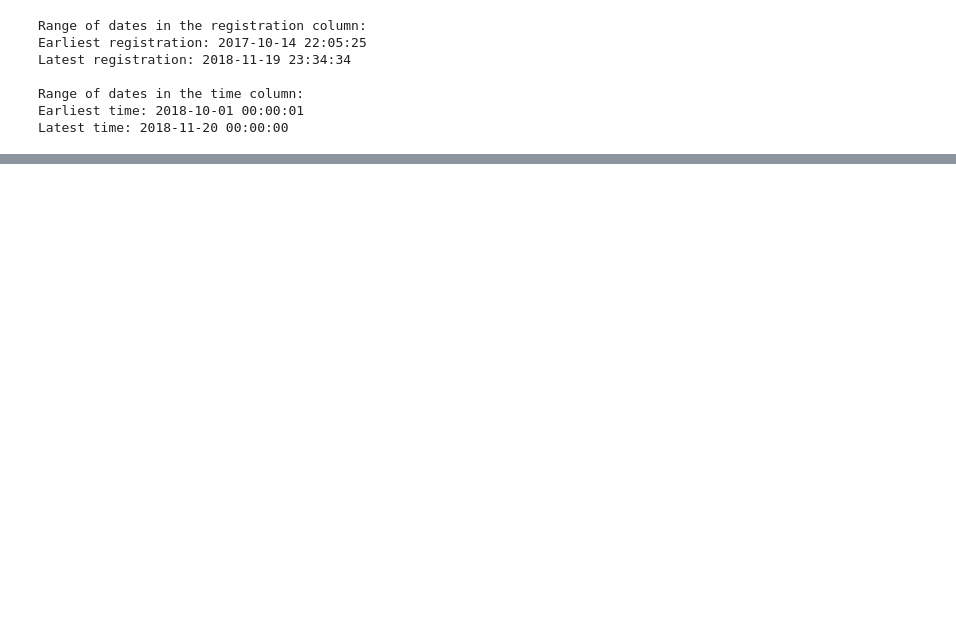
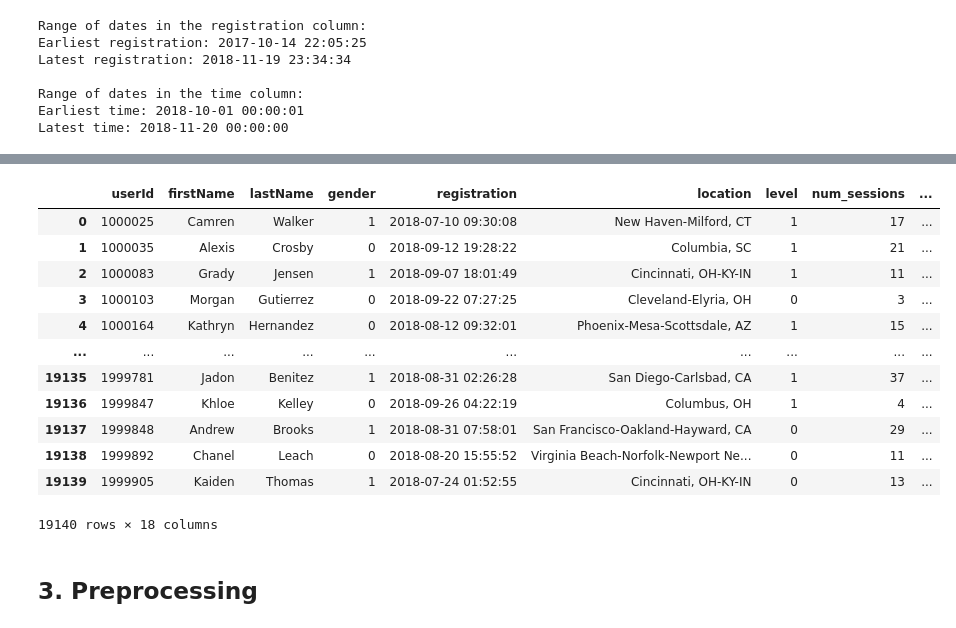
Before and after one commit to AndreeaPatarlageanu/DataScienceProject, a Jupyter notebook: EDA & Preprocessing.ipynb, the cells around one changed output, grey strips where cells are left out. Saved outputs shown, nothing was run; the diff lists cells and outputs as text; code cells hidden in the pictures; blank space fills up the shorter version.

```diff
--- a/EDA & Preprocessing.ipynb
+++ b/EDA & Preprocessing.ipynb
@@ -269,0 +409,48 @@ len(df_test['userId'].unique())
+# %%
+df['ts'] = pd.to_datetime(df['ts'], unit='ms')
+df['registration'] = pd.to_datetime(df['registration'])
+
+df['session_length'] = df.groupby(['userId', 'sessionId'])['ts'].transform(lambda x: x.max() - x.min())
+df['song_played'] = df['page'] == 'NextSong'
+
+user_df = df.groupby('userId').agg({
+    'firstName': 'first',
+    'lastName': 'first',
+    'gender': 'first',
+    'registration': 'first',
+    'location': 'last',
+    'level': lambda x: x.mode().iloc[0] if not x.mode().empty else None,
+    'sessionId': 'nunique',  # number of sessions
+    'itemInSession': 'max',
+    'ts': ['min', 'max'],
+    'session_length': 'mean',
+    'song_played': 'sum',
+    'artist': pd.Series.nunique,
+    'length': 'sum',
+    'churned': 'max'
+}).reset_index()
+
+user_df.columns = ['userId', 'firstName', 'lastName', 'gender', 'registration', 'location', 'level',
+                   'num_sessions', 'max_item_in_session', 'ts_min', 'ts_max', 'avg_session_length',
+                   'num_songs_played', 'unique_artists', 'total_length', 'churned']
+
+user_df['days_active'] = (user_df['ts_max'] - user_df['ts_min']).dt.days
+user_df['membership_length'] = (user_df['ts_max'] - user_df['registration']).dt.days
+# %%
+user_df
+# %% [output]
+|  | userId | firstName | lastName | gender | registration | location | level | num_sessions | ... |
+| 0 | 1000025 | Camren | Walker | 1 | 2018-07-10 09:30:08 | New Haven-Milford, CT | 1 | 17 | ... |
+| 1 | 1000035 | Alexis | Crosby | 0 | 2018-09-12 19:28:22 | Columbia, SC | 1 | 21 | ... |
+| 2 | 1000083 | Grady | Jensen | 1 | 2018-09-07 18:01:49 | Cincinnati, OH-KY-IN | 1 | 11 | ... |
+| 3 | 1000103 | Morgan | Gutierrez | 0 | 2018-09-22 07:27:25 | Cleveland-Elyria, OH | 0 | 3 | ... |
+| 4 | 1000164 | Kathryn | Hernandez | 0 | 2018-08-12 09:32:01 | Phoenix-Mesa-Scottsdale, AZ | 1 | 15 | ... |
+| ... | ... | ... | ... | ... | ... | ... | ... | ... | ... |
+| 19135 | 1999781 | Jadon | Benitez | 1 | 2018-08-31 02:26:28 | San Diego-Carlsbad, CA | 1 | 37 | ... |
+| 19136 | 1999847 | Khloe | Kelley | 0 | 2018-09-26 04:22:19 | Columbus, OH | 1 | 4 | ... |
+| 19137 | 1999848 | Andrew | Brooks | 1 | 2018-08-31 07:58:01 | San Francisco-Oakland-Hayward, CA | 0 | 29 | ... |
+| 19138 | 1999892 | Chanel | Leach | 0 | 2018-08-20 15:55:52 | Virginia Beach-Norfolk-Newport Ne... | 0 | 11 | ... |
+| 19139 | 1999905 | Kaiden | Thomas | 1 | 2018-07-24 01:52:55 | Cincinnati, OH-KY-IN | 0 | 13 | ... |
+19140 rows × 18 columns
+# %% [markdown]
+## 3. Preprocessing
```
Also changed, not shown: parts of 80 cells of this notebook.
